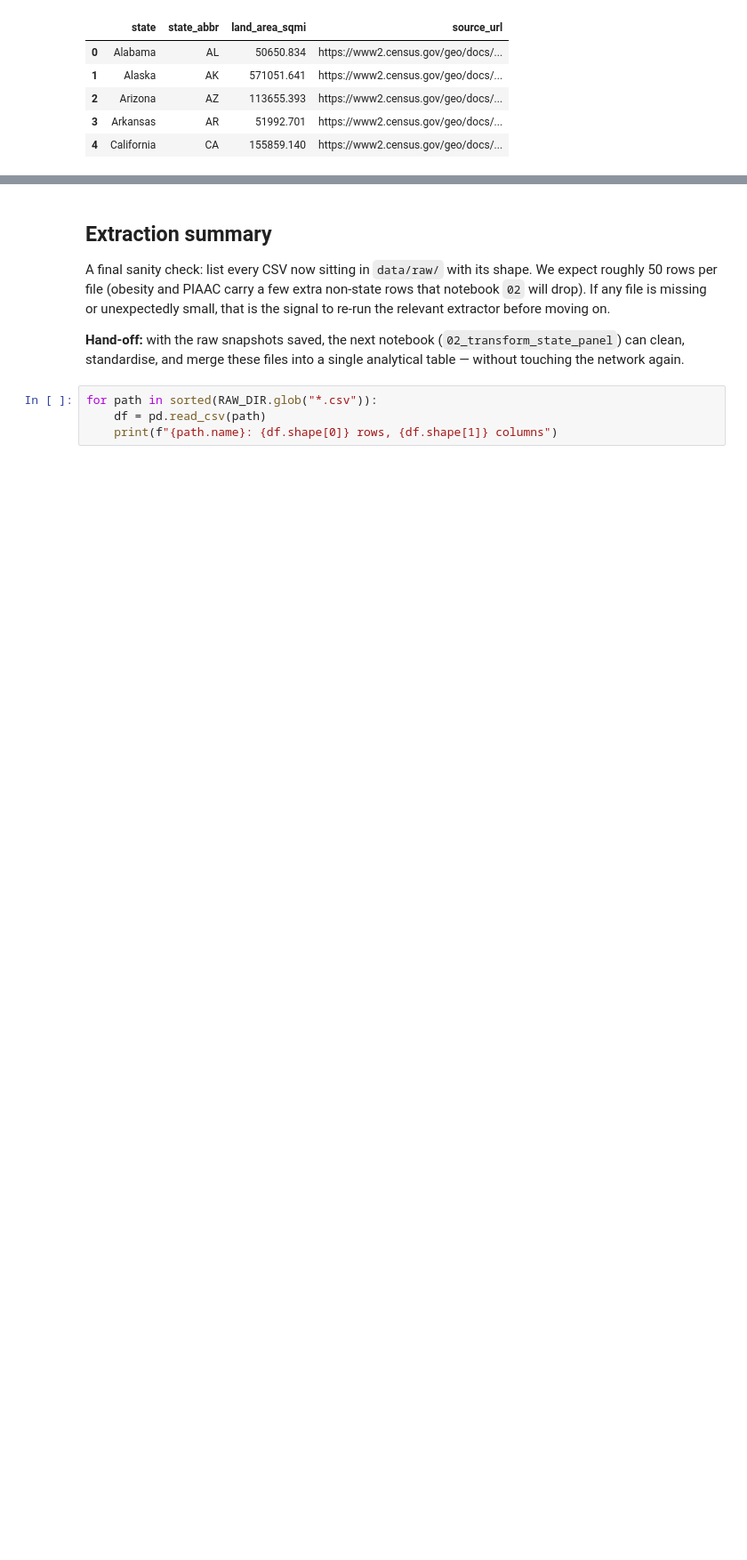
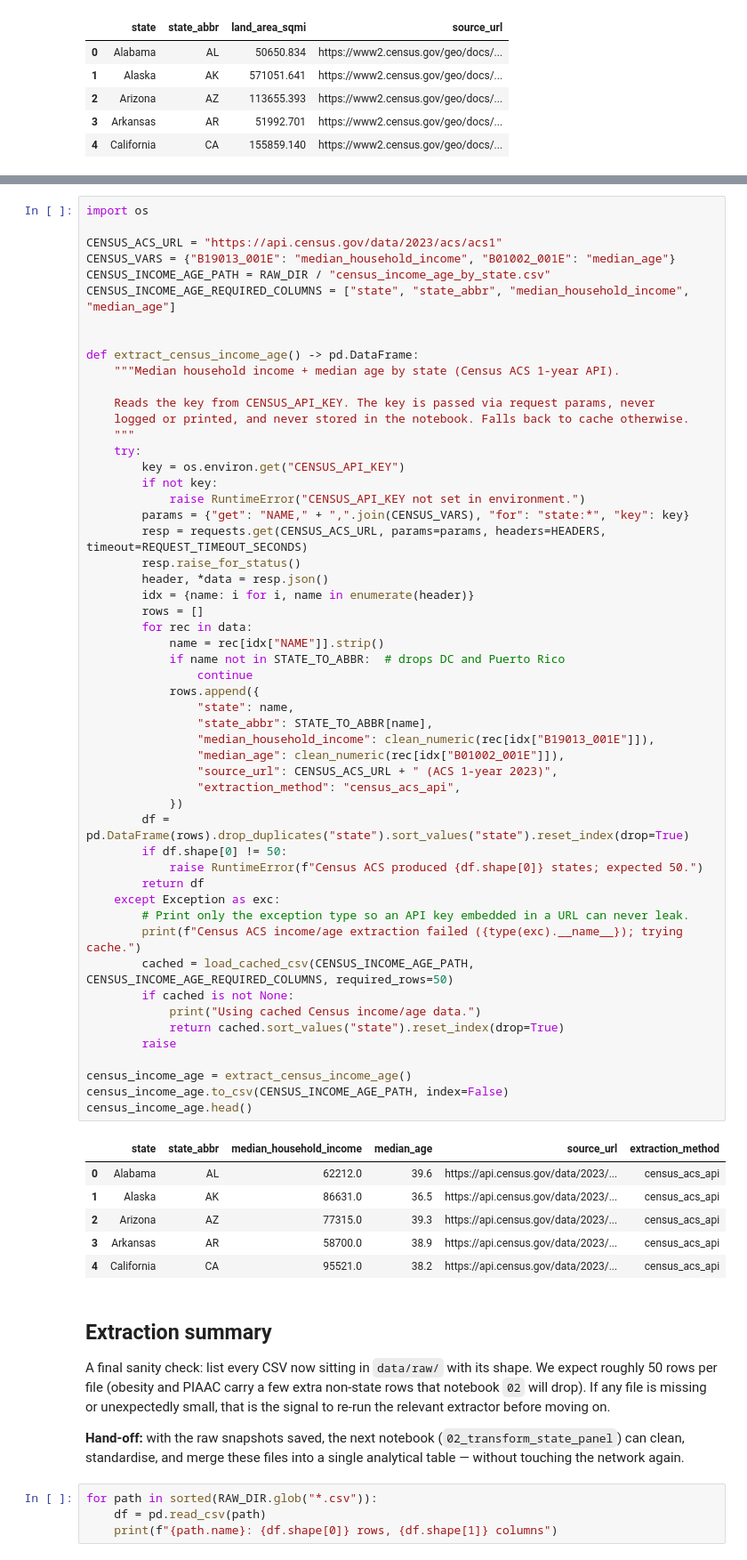
Before and after one commit to DiogoRibeiro7/religiosity-us-outcomes, a Jupyter notebook: notebooks/01_extract_public_data.ipynb, the cells around one changed output, grey strips where cells are left out. Shown at 89% size. Drawn from its saved outputs; the diff is of its cells as text; blank space fills up the shorter version.

```diff
--- a/notebooks/01_extract_public_data.ipynb
+++ b/notebooks/01_extract_public_data.ipynb
@@ -1051,3 +1063,63 @@ state_land_area.head()
+# %%
+import os
+
+CENSUS_ACS_URL = "https://api.census.gov/data/2023/acs/acs1"
+CENSUS_VARS = {"B19013_001E": "median_household_income", "B01002_001E": "median_age"}
+CENSUS_INCOME_AGE_PATH = RAW_DIR / "census_income_age_by_state.csv"
+CENSUS_INCOME_AGE_REQUIRED_COLUMNS = ["state", "state_abbr", "median_household_income", "median_age"]
+
+
+def extract_census_income_age() -> pd.DataFrame:
+    """Median household income + median age by state (Census ACS 1-year API).
+
+    Reads the key from CENSUS_API_KEY. The key is passed via request params, never
+    logged or printed, and never stored in the notebook. Falls back to cache otherwise.
+    """
+    try:
+        key = os.environ.get("CENSUS_API_KEY")
+        if not key:
+            raise RuntimeError("CENSUS_API_KEY not set in environment.")
+        params = {"get": "NAME," + ",".join(CENSUS_VARS), "for": "state:*", "key": key}
+        resp = requests.get(CENSUS_ACS_URL, params=params, headers=HEADERS, timeout=REQUEST_TIMEOUT_SECONDS)
+        resp.raise_for_status()
+        header, *data = resp.json()
+        idx = {name: i for i, name in enumerate(header)}
+        rows = []
+        for rec in data:
+            name = rec[idx["NAME"]].strip()
+            if name not in STATE_TO_ABBR:  # drops DC and Puerto Rico
+                continue
+            rows.append({
+                "state": name,
+                "state_abbr": STATE_TO_ABBR[name],
+                "median_household_income": clean_numeric(rec[idx["B19013_001E"]]),
+                "median_age": clean_numeric(rec[idx["B01002_001E"]]),
+                "source_url": CENSUS_ACS_URL + " (ACS 1-year 2023)",
+                "extraction_method": "census_acs_api",
+            })
+        df = pd.DataFrame(rows).drop_duplicates("state").sort_values("state").reset_index(drop=True)
+        if df.shape[0] != 50:
+            raise RuntimeError(f"Census ACS produced {df.shape[0]} states; expected 50.")
+        return df
+    except Exception as exc:
+        # Print only the exception type so an API key embedded in a URL can never leak.
+        print(f"Census ACS income/age extraction failed ({type(exc).__name__}); trying cache.")
+        cached = load_cached_csv(CENSUS_INCOME_AGE_PATH, CENSUS_INCOME_AGE_REQUIRED_COLUMNS, required_rows=50)
+        if cached is not None:
+            print("Using cached Census income/age data.")
+            return cached.sort_values("state").reset_index(drop=True)
+        raise
+
+census_income_age = extract_census_income_age()
+census_income_age.to_csv(CENSUS_INCOME_AGE_PATH, index=False)
+census_income_age.head()
+# %% [output]
+|  | state | state_abbr | median_household_income | median_age | source_url | extraction_method |
+| 0 | Alabama | AL | 62212.0 | 39.6 | https://api.census.gov/data/2023/... | census_acs_api |
+| 1 | Alaska | AK | 86631.0 | 36.5 | https://api.census.gov/data/2023/... | census_acs_api |
+| 2 | Arizona | AZ | 77315.0 | 39.3 | https://api.census.gov/data/2023/... | census_acs_api |
+| 3 | Arkansas | AR | 58700.0 | 38.9 | https://api.census.gov/data/2023/... | census_acs_api |
+| 4 | California | CA | 95521.0 | 38.2 | https://api.census.gov/data/2023/... | census_acs_api |
 # %% [markdown]
 ## Extraction summary
 
```
Also changed, not shown: parts of 3 cells of this notebook, 18 other files.
